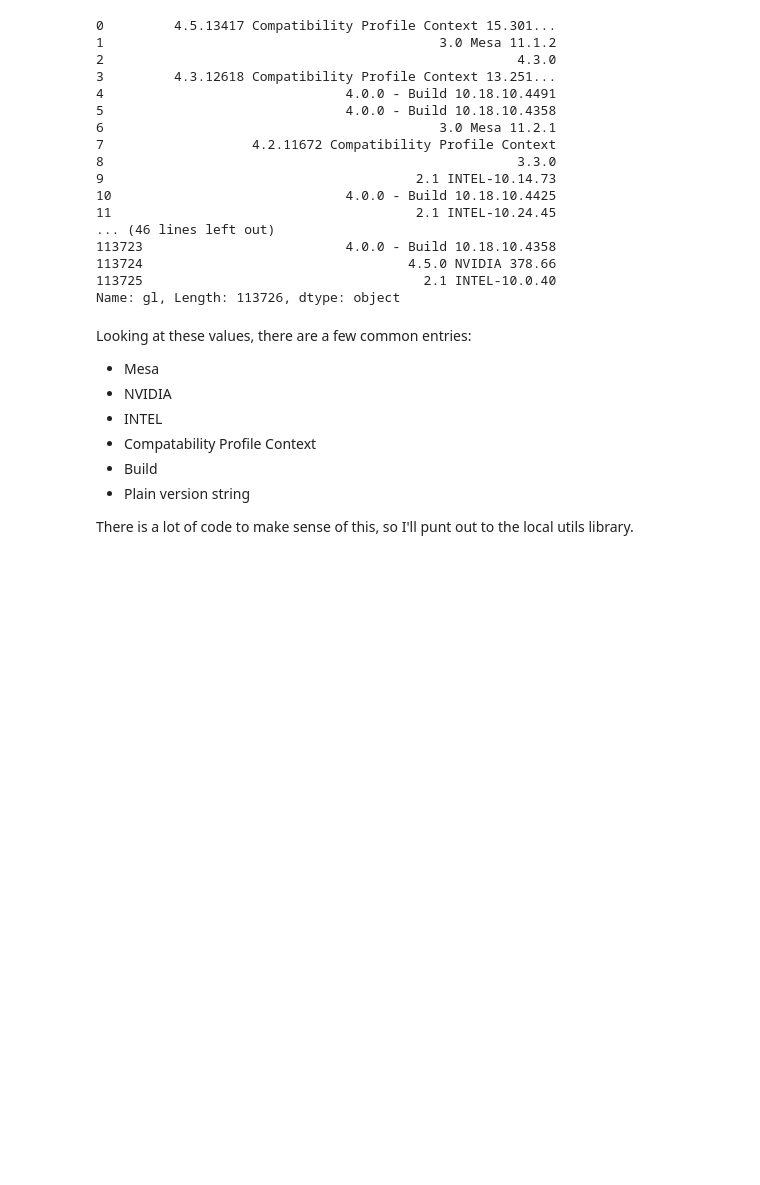
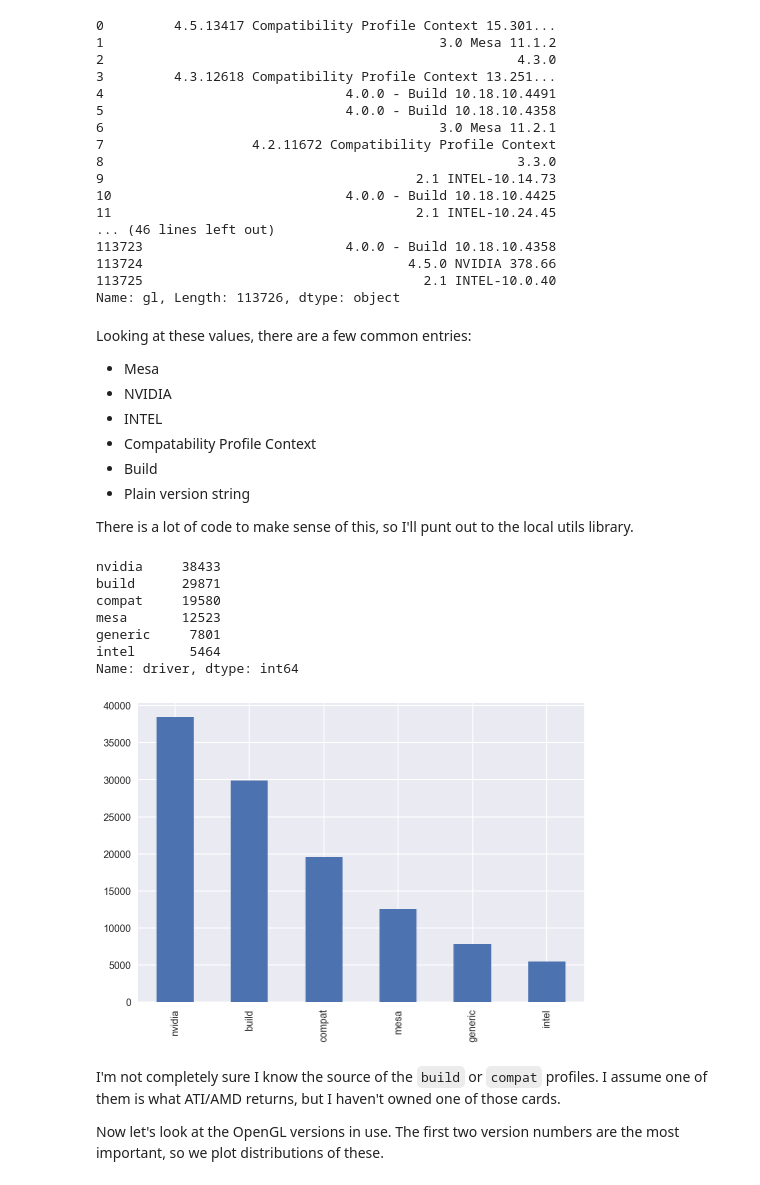
Before and after one commit to mindriot101/openra-analysis, a Jupyter notebook: new_ideas.ipynb, the cells around one changed output. Cells and saved outputs as stored; diff of their text form; code cells hidden in the pictures; blank space fills up the shorter version.

Commit message:
Include driver version breakdown

```diff
--- a/new_ideas.ipynb
+++ b/new_ideas.ipynb
@@ -371,3 +371,19 @@ driver_version = [p.driver_version for p in parsed]
 opengl_versions['driver'] = driver
 opengl_versions['version'] = opengl_version
 opengl_versions['driver_version'] = driver_version
+# %%
+display(opengl_versions.driver.value_counts())
+ax = opengl_versions.driver.value_counts().plot.bar()
+# %% [output]
+nvidia     38433
+build      29871
+compat     19580
+mesa       12523
+generic     7801
+intel       5464
+Name: driver, dtype: int64
+[figure, added]
+# %% [markdown]
+I'm not completely sure I know the source of the `build` or `compat` profiles. I assume one of them is what ATI/AMD returns, but I haven't owned one of those cards.
+
+Now let's look at the OpenGL versions in use. The first two version numbers are the most important, so we plot distributions of these.
```
Also changed, not shown: parts of 5 cells of this notebook.
